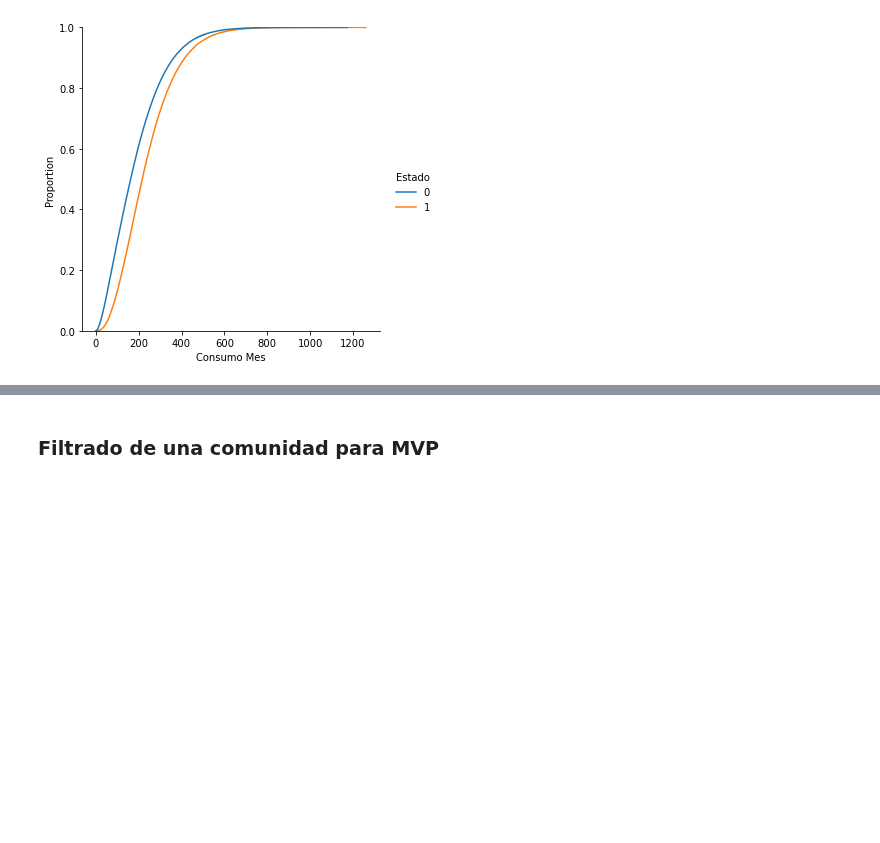
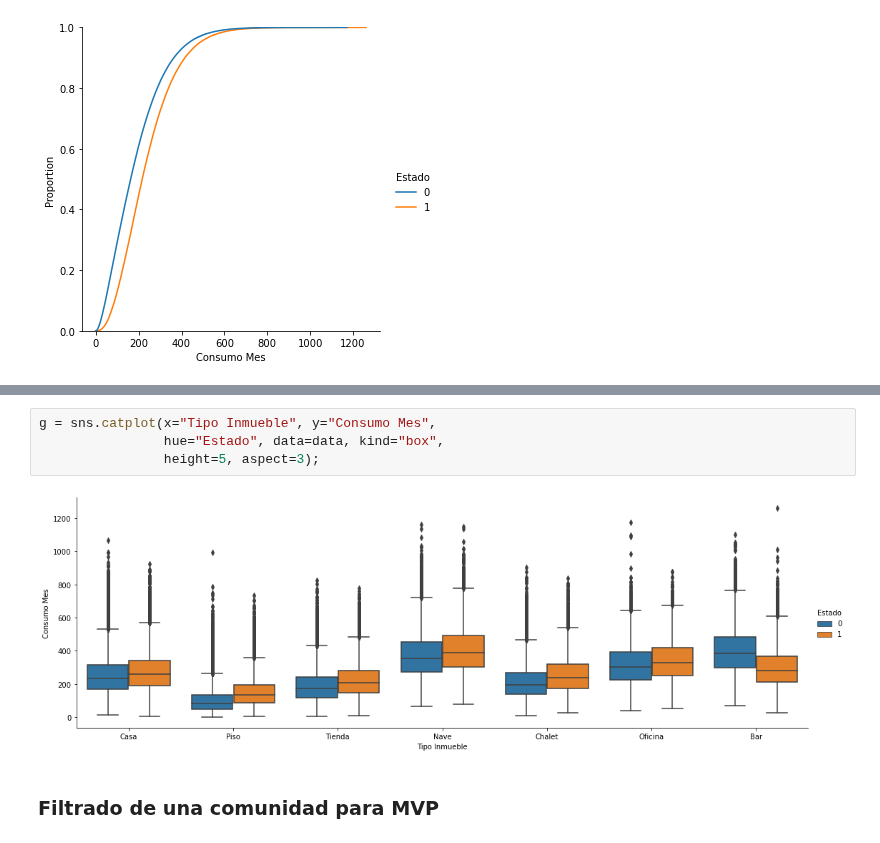
Before and after one commit to albertodiazr/TFM_churn, a Jupyter notebook: notebooks/01.Data_exploration.ipynb, the cells around one changed output, grey strips where cells are left out. Cells and saved outputs as stored; diff of their text form; blank space fills up the shorter version.

```diff
--- a/notebooks/01.Data_exploration.ipynb
+++ b/notebooks/01.Data_exploration.ipynb
@@ -356,3 +339,9 @@ g.map_dataframe(sns.kdeplot, x="Consumo Mes", hue = 'Estado')
+# %%
+g = sns.catplot(x="Tipo Inmueble", y="Consumo Mes",
+                hue="Estado", data=data, kind="box",
+                height=5, aspect=3);
+# %% [output]
+[figure, added]
 # %% [markdown]
 ### Filtrado de una comunidad para MVP
 # %%
```
Also changed, not shown: parts of 7 cells of this notebook, 2 other files.
